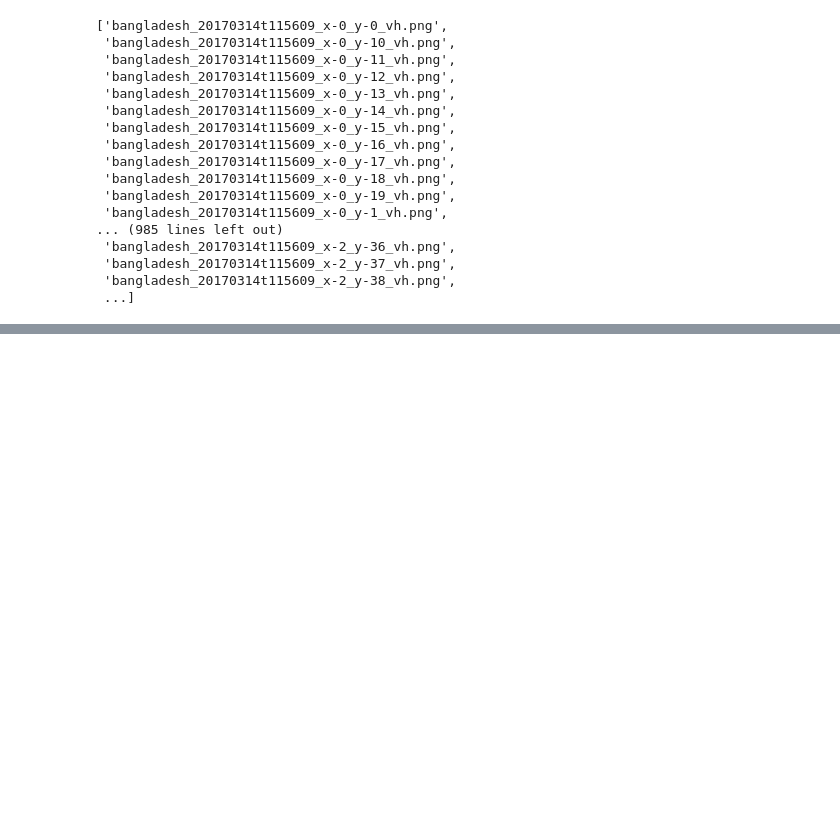
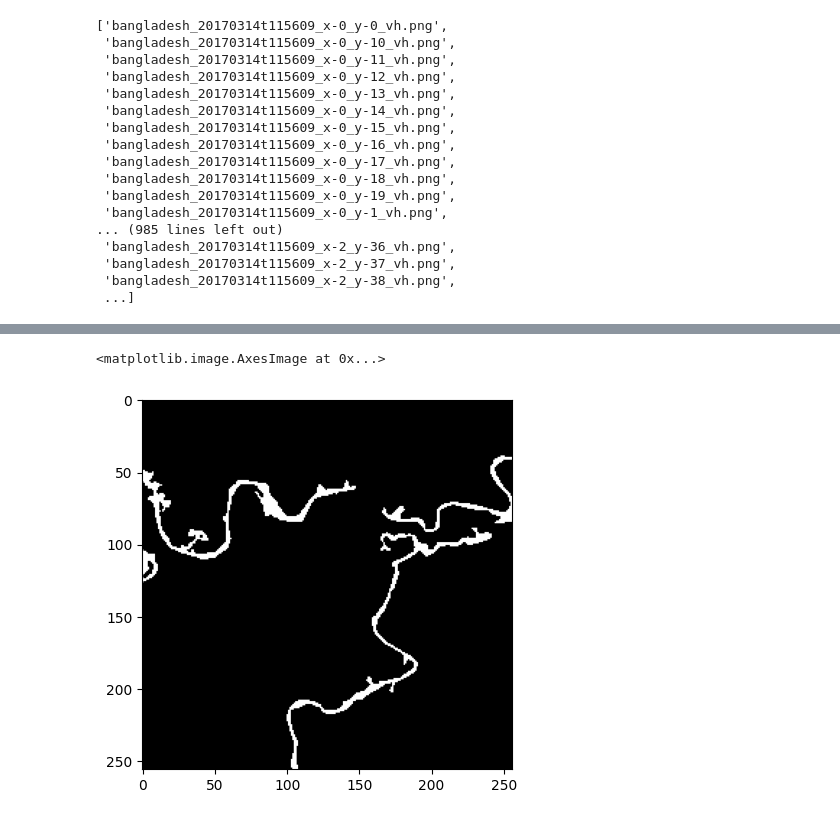
Before and after one commit to MohdJunaiduddin/flood_detection_tb, a Jupyter notebook: b.ipynb, the cells around one changed output, grey strips where cells are left out. Cells and saved outputs as stored; diff of their text form; code cells hidden in the pictures; blank space fills up the shorter version.

```diff
--- a/b.ipynb
+++ b/b.ipynb
@@ -734,0 +836,5 @@ len(x_train[0][0][0][0])
+# %%
+plt.imshow(y_test[2], cmap = "gray")
+# %% [output]
+<matplotlib.image.AxesImage at 0x...>
+[figure, added]
```
Also changed, not shown: parts of 55 cells of this notebook, 2 other files.
